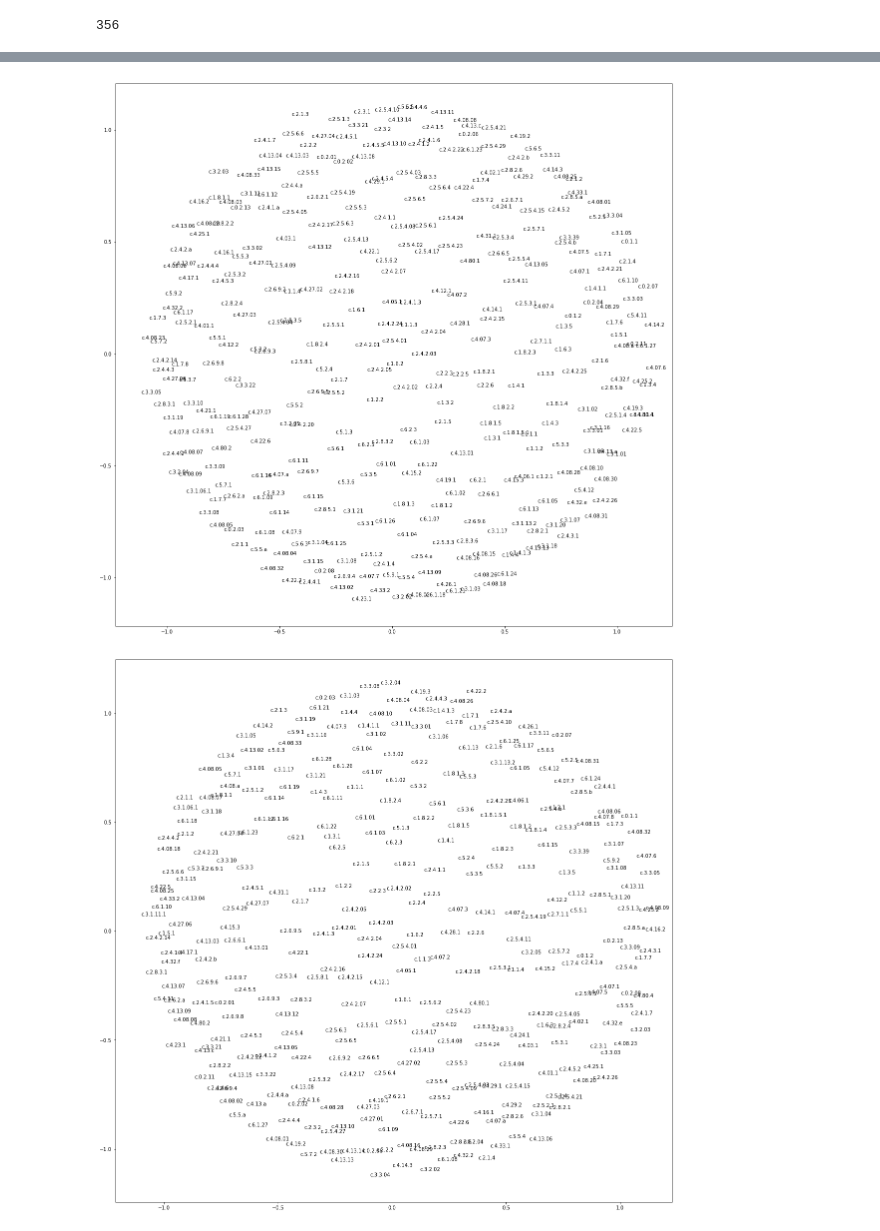
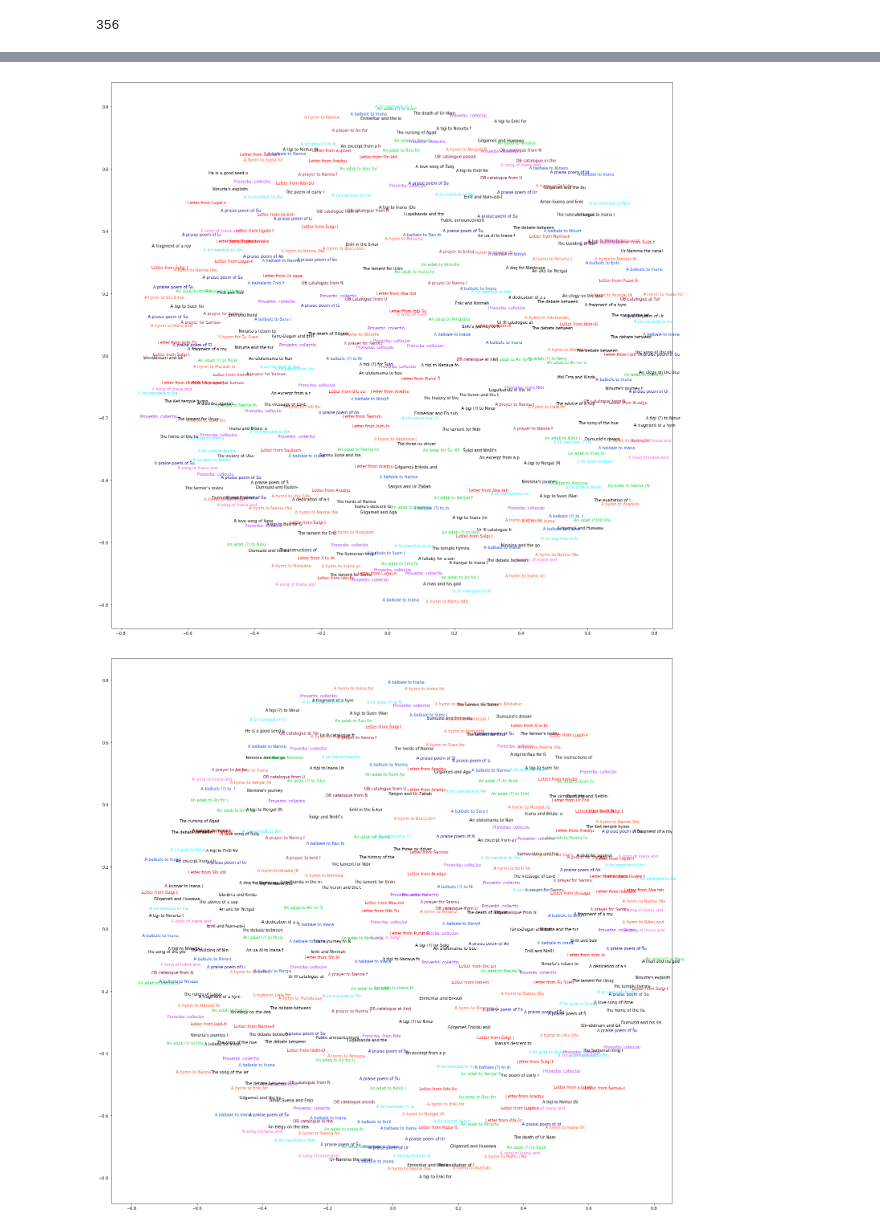
Before and after one commit to ds-modules/CUNEIF-102A, a Jupyter notebook: Notebook-Section-MDS.ipynb, the cells around one changed output, grey strips where cells are left out. Cells and saved outputs as stored; diff of their text form; code cells hidden in the pictures.

```diff
--- a/Notebook-Section-MDS.ipynb
+++ b/Notebook-Section-MDS.ipynb
@@ -88,7 +88,7 @@ print(len(words))
 def doc_name(index):
     return texts[index]
 # %%
-erikcsv = open('Erik/onegramfilteredtfidf.csv', 'r', encoding='mac_roman')
+erikcsv = open('Data/onegramfilteredtfidf.csv', 'r')
 dtm = np.loadtxt(erikcsv, delimiter=',', skiprows=1, converters = {0: lambda s: 0})
 dtm = np.delete(dtm, 0, 1)
 dtm
@@ -117,9 +117,8 @@ from datascience import *
 from sklearn.feature_extraction.text import CountVectorizer
 #import pandas as pd
 from sklearn.metrics import pairwise
-pairwise.pairwise_distances(dtm, metric='euclidean')
 
-dist_matrix = pairwise.pairwise_distances(dtm, metric='euclidean')
+dist_matrix = pairwise.pairwise_distances(dtm, metric='cosine')
 Table(texts).with_rows(dist_matrix)
 # %% [output]
 | c.0.1.1 | c.0.1.2 | c.0.2.01 | c.0.2.02 | c.0.2.03 | c.0.2.04 | c.0.2.06 | c.0.2.07 | c.0.2.08 | c.0.2.11 | c.0.2.13 | ... |
@@ -147,10 +199,14 @@ for i in range(13):
 # %%
-mds2 = MDS(n_components = 2, dissimilarity="euclidean")
+mds2 = MDS(n_components = 2, dissimilarity="precomputed")
 embeddings = mds.fit_transform(dist_matrix)
 
-_, ax = plt.subplots(figsize=(20,20))
+_, ax = plt.subplots(figsize=(15,15))
 ax.scatter(embeddings[:,0], embeddings[:,1], alpha=0)
 for i in range(356):
-    ax.annotate(texts[i], ((embeddings[i,0], embeddings[i,1])))
+    if (idToTextName[i][0:6] in dict_color):
+        c = dict_color.get(idToTextName[i][0:6])
+    else:
+        c = "#000000"
+    ax.annotate(idToTextName[i], ((embeddings[i,0], embeddings[i,1])), color = c)
 plt.show()
 # %% [output]
@@ -157,0 +214,13 @@ plt.show()
+# %%
+mds2 = MDS(n_components = 2, dissimilarity="precomputed")
+embeddings = mds.fit_transform(dist_matrix)
+
+_, ax = plt.subplots(figsize=(36,36))
+ax.scatter(embeddings[:,0], embeddings[:,1], alpha=0)
+for i in range(356):
+    if (idToTextName[i][0:6] in dict_color):
+        c = dict_color.get(idToTextName[i][0:6])
+    else:
+        c = "#000000"
+    ax.annotate(idToTextName[i], ((embeddings[i,0], embeddings[i,1])), color = c)
+plt.show()
@@ -158,23 +229,31 @@ plt.show()
 # %%
-mds2 = MDS(n_components = 3, dissimilarity="euclidean")
+mds2 = MDS(n_components = 3, dissimilarity="precomputed")
 embeddings = mds.fit_transform(dist_matrix)
 
-_, ax = plt.subplots(figsize=(20,20))
+_, ax = plt.subplots(figsize=(25,25))
 ax.scatter(embeddings[:,0], embeddings[:,1], alpha=0)
 for i in range(356):
-    ax.annotate(texts[i], ((embeddings[i,0], embeddings[i,1])))
+    if (idToTextName[i][0:6] in dict_color):
+        c = dict_color.get(idToTextName[i][0:6])
+    else:
+        c = "#000000"
+    ax.annotate(idToTextName[i], ((embeddings[i,0], embeddings[i,1])), color = c)
 plt.show()
 # %% [output]
-[figure, old version]
+[figure, new version]
 # %%
 mds2 = MDS(n_components = 7, dissimilarity="euclidean")
 embeddings = mds.fit_transform(dist_matrix)
 
-_, ax = plt.subplots(figsize=(20,20))
+_, ax = plt.subplots(figsize=(25,25))
 
 ax.scatter(embeddings[:,0], embeddings[:,1], alpha=0)
 for i in range(356):
-    ax.annotate(texts[i], ((embeddings[i,0], embeddings[i,1])))
+    if (idToTextName[i][0:6] in dict_color):
+        c = dict_color.get(idToTextName[i][0:6])
+    else:
+        c = "#000000"
+    ax.annotate(idToTextName[i], ((embeddings[i,0], embeddings[i,1])), color = c)
 plt.show()
 # %% [output]
-[figure, old version]
+[figure, new version]
```
Also changed, not shown: parts of 10 cells of this notebook, 1 other file.
